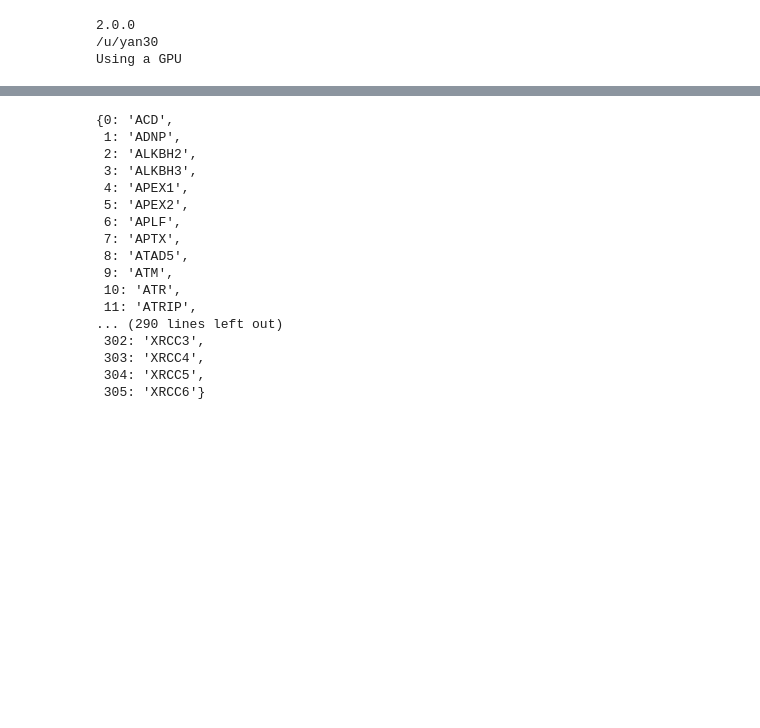
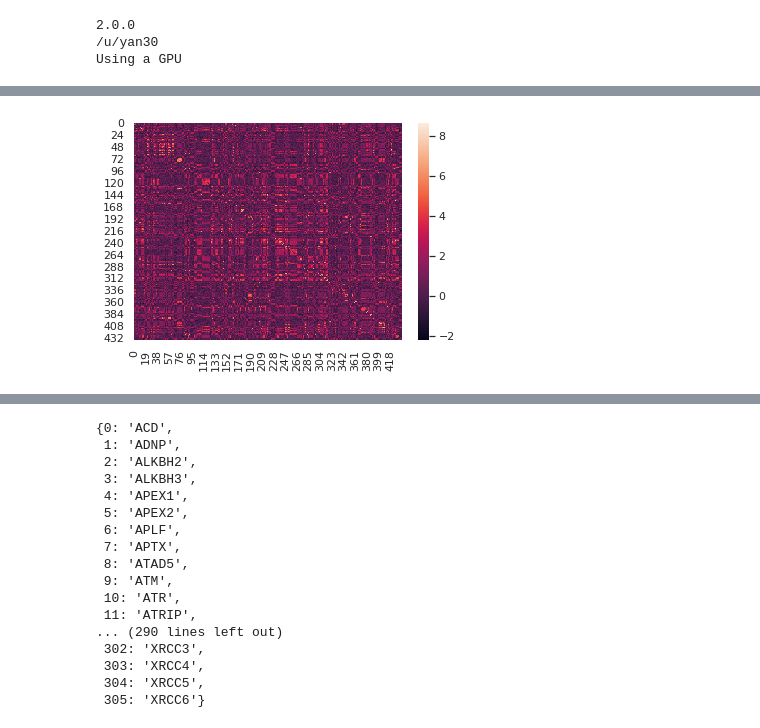
Before and after one commit to everyxs/BayesianOmics, a Jupyter notebook: DAG/NeCliXo.ipynb, the cells around one changed output, grey strips where cells are left out. Drawn from its saved outputs; the diff is of its cells as text; code cells hidden in the pictures; blank space fills up the shorter version.

```diff
--- a/DAG/NeCliXo.ipynb
+++ b/DAG/NeCliXo.ipynb
@@ -64,3 +76,15 @@ Using a GPU
+# %%
+#Gorig = nx.read_edgelist("data/new/gene-essentiality.tsv", delimiter='\t' , nodetype=str,  data=(('weight',float),))
+Gorig = nx.read_edgelist("data/resnik.txt", delimiter='\t' , nodetype=str,  data=(('weight',float),))
+for u,v,d in Gorig.edges(data=True):
+    Gorig[u][v]['weight']= Gorig[u][v]['weight'] + np.random.normal(0,0.5)
+H = Gorig.subgraph(['ACD', 'ABL1', 'ACTL6A', 'ACTR5', 'ACTR8', 'ALKBH1', 'ALKBH2', 'ALKBH3'])
+mapping = {'ACD':6, 'ABL1':3, 'ACTL6A':7, 'ACTR5':5, 'ACTR8':0, 'ALKBH1':1, 'ALKBH2':2, 'ALKBH3':4}
+G0 = nx.relabel_nodes(H, mapping)
+A = nx.adjacency_matrix(Gorig).todense()
+ax = sns.heatmap(A)
+# %% [output]
+[figure, added]
 # %%
 Gorig = nx.read_edgelist("data/new/ppi.tsv", delimiter='\t' , nodetype=str,  data=(('weight',float),))
 #Gorig = nx.read_edgelist("data/resnik.txt", delimiter='\t' , nodetype=str,  data=(('weight',float),))
```
Also changed, not shown: parts of 4 cells of this notebook, 1 other file.
